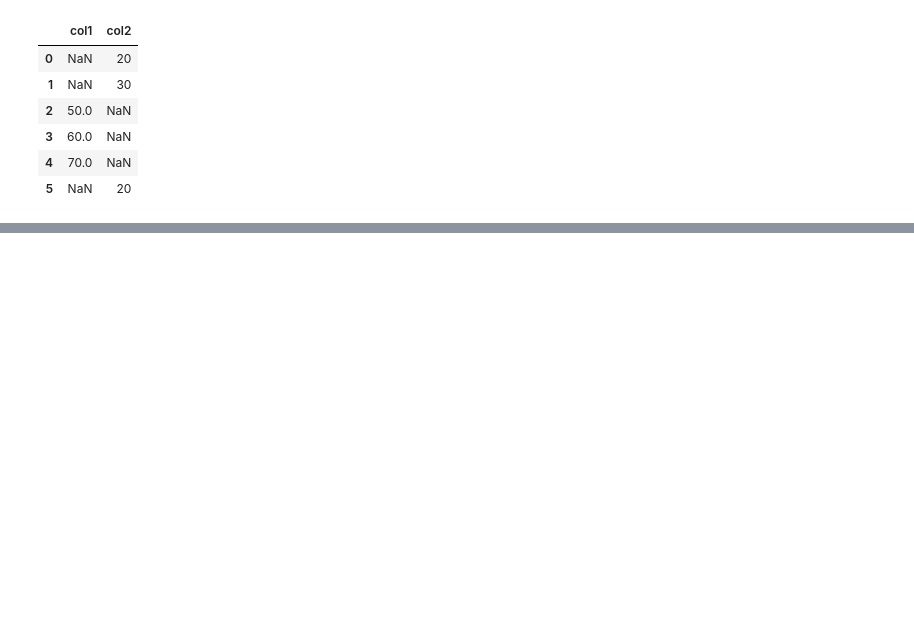
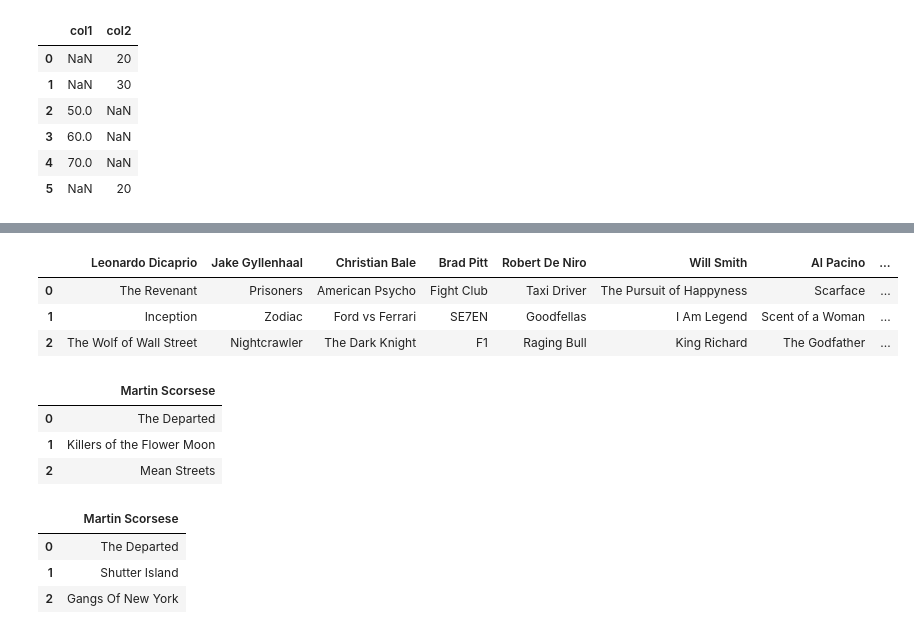
Before and after one commit to Aakashdoraisamy/Core_to_Advanced_Python, a Jupyter notebook: Python_Libraries/pandas/pandas.ipynb, the cells around one changed output, grey strips where cells are left out. Cells and saved outputs as stored; diff of their text form; code cells hidden in the pictures; blank space fills up the shorter version.

```diff
--- a/Python_Libraries/pandas/pandas.ipynb
+++ b/Python_Libraries/pandas/pandas.ipynb
@@ -1206,0 +1229,23 @@ df.replace(['','?','None','Nan'],np.nan)
+# %%
+df
+# %% [output]
+|  | Leonardo Dicaprio | Jake Gyllenhaal | Christian Bale | Brad Pitt | Robert De Niro | Will Smith | Al Pacino | ... |
+| 0 | The Revenant | Prisoners | American Psycho | Fight Club | Taxi Driver | The Pursuit of Happyness | Scarface | ... |
+| 1 | Inception | Zodiac | Ford vs Ferrari | SE7EN | Goodfellas | I Am Legend | Scent of a Woman | ... |
+| 2 | The Wolf of Wall Street | Nightcrawler | The Dark Knight | F1 | Raging Bull | King Richard | The Godfather | ... |
+# %%
+df = pd.DataFrame({'Martin Scorsese':['The Departed','Killers of the Flower Moon','Mean Streets']})
+df
+# %% [output]
+|  | Martin Scorsese |
+| 0 | The Departed |
+| 1 | Killers of the Flower Moon |
+| 2 | Mean Streets |
+# %%
+df['Martin Scorsese'] = df['Martin Scorsese'].replace({'Killers of the Flower Moon':'Shutter Island','Mean Streets':'Gangs Of New York'})
+df
+# %% [output]
+|  | Martin Scorsese |
+| 0 | The Departed |
+| 1 | Shutter Island |
+| 2 | Gangs Of New York |
```
Also changed, not shown: parts of 4 cells of this notebook.
